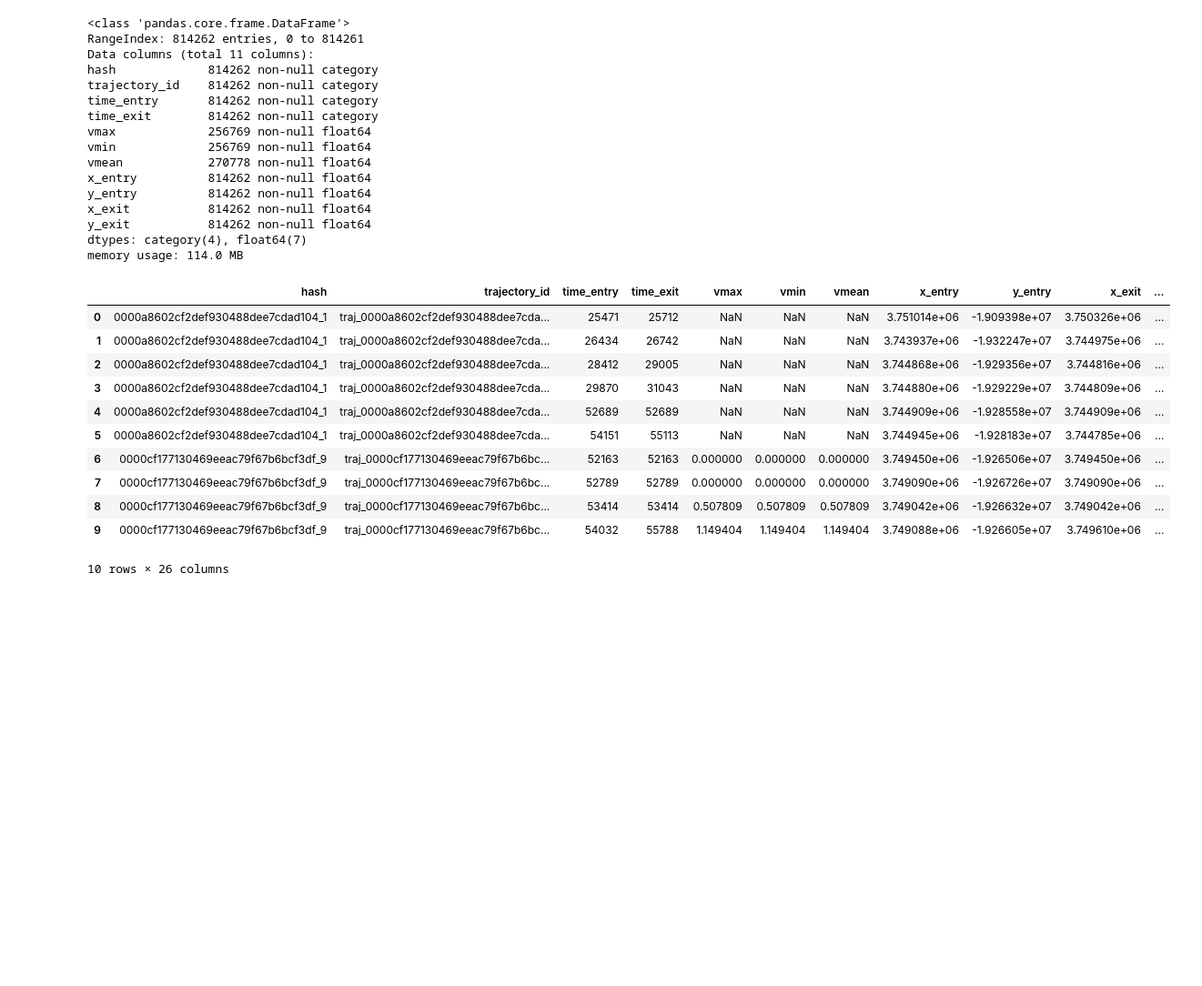
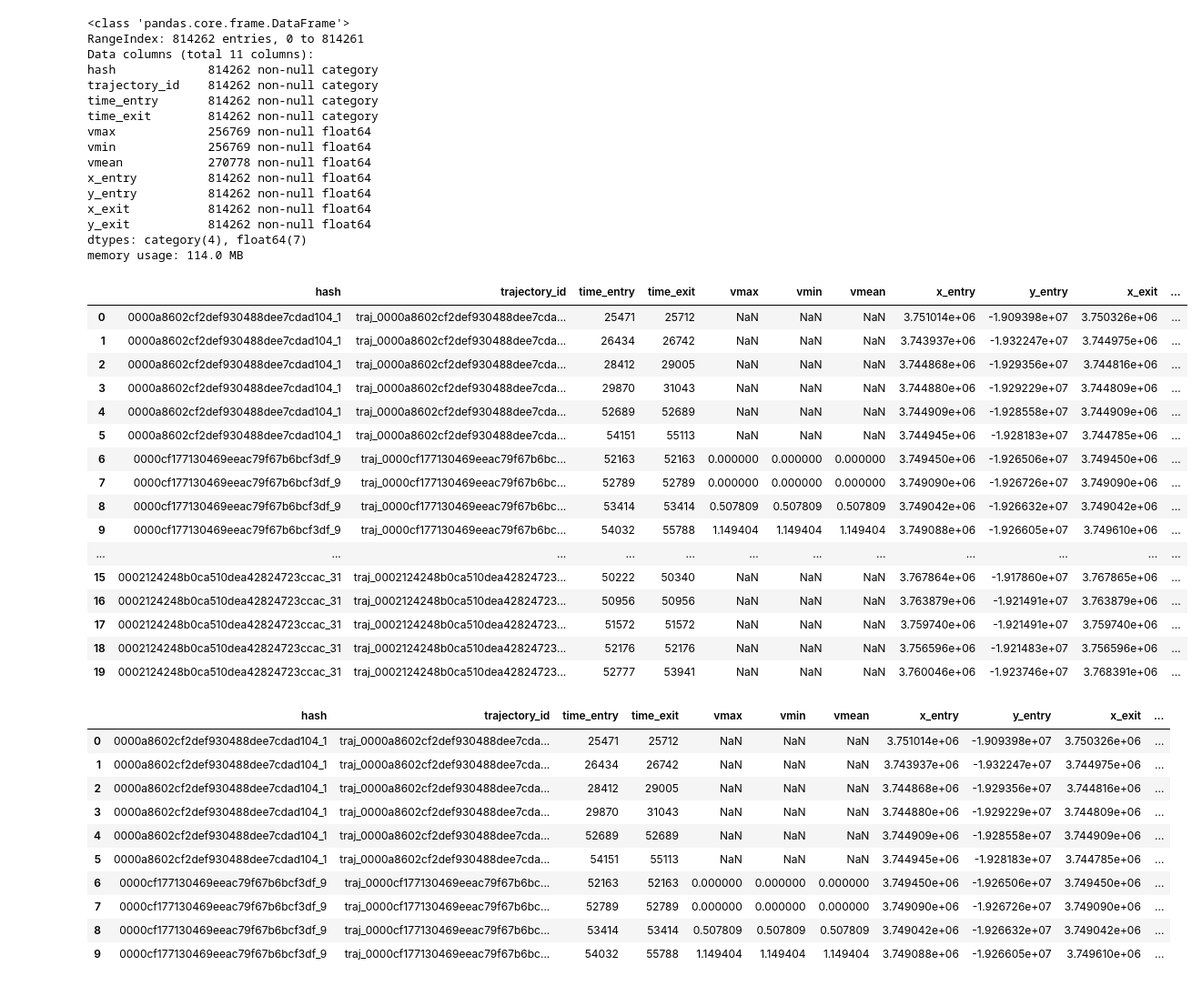
Before and after one commit to jkpawlowski96/EY_smartcity, a Jupyter notebook: EY.ipynb, the cells around one changed output. Shown at 91% size. Saved outputs shown, nothing was run; the diff lists cells and outputs as text; code cells hidden in the pictures; blank space fills up the shorter version.

```diff
--- a/EY.ipynb
+++ b/EY.ipynb
@@ -59,6 +59,26 @@ train.time_entry = time_to_sec(train.time_entry)
 train.time_exit = time_to_sec(train.time_exit)
 test.time_entry = time_to_sec(test.time_entry)
 test.time_exit = time_to_sec(test.time_exit)
+# %%
+train[:20]
+# %% [output]
+|  | hash | trajectory_id | time_entry | time_exit | vmax | vmin | vmean | x_entry | y_entry | x_exit | ... |
+| 0 | 0000a8602cf2def930488dee7cdad104_1 | traj_0000a8602cf2def930488dee7cda... | 25471 | 25712 | NaN | NaN | NaN | 3.751014e+06 | -1.909398e+07 | 3.750326e+06 | ... |
+| 1 | 0000a8602cf2def930488dee7cdad104_1 | traj_0000a8602cf2def930488dee7cda... | 26434 | 26742 | NaN | NaN | NaN | 3.743937e+06 | -1.932247e+07 | 3.744975e+06 | ... |
+| 2 | 0000a8602cf2def930488dee7cdad104_1 | traj_0000a8602cf2def930488dee7cda... | 28412 | 29005 | NaN | NaN | NaN | 3.744868e+06 | -1.929356e+07 | 3.744816e+06 | ... |
+| 3 | 0000a8602cf2def930488dee7cdad104_1 | traj_0000a8602cf2def930488dee7cda... | 29870 | 31043 | NaN | NaN | NaN | 3.744880e+06 | -1.929229e+07 | 3.744809e+06 | ... |
+| 4 | 0000a8602cf2def930488dee7cdad104_1 | traj_0000a8602cf2def930488dee7cda... | 52689 | 52689 | NaN | NaN | NaN | 3.744909e+06 | -1.928558e+07 | 3.744909e+06 | ... |
+| 5 | 0000a8602cf2def930488dee7cdad104_1 | traj_0000a8602cf2def930488dee7cda... | 54151 | 55113 | NaN | NaN | NaN | 3.744945e+06 | -1.928183e+07 | 3.744785e+06 | ... |
+| 6 | 0000cf177130469eeac79f67b6bcf3df_9 | traj_0000cf177130469eeac79f67b6bc... | 52163 | 52163 | 0.000000 | 0.000000 | 0.000000 | 3.749450e+06 | -1.926506e+07 | 3.749450e+06 | ... |
+| 7 | 0000cf177130469eeac79f67b6bcf3df_9 | traj_0000cf177130469eeac79f67b6bc... | 52789 | 52789 | 0.000000 | 0.000000 | 0.000000 | 3.749090e+06 | -1.926726e+07 | 3.749090e+06 | ... |
+| 8 | 0000cf177130469eeac79f67b6bcf3df_9 | traj_0000cf177130469eeac79f67b6bc... | 53414 | 53414 | 0.507809 | 0.507809 | 0.507809 | 3.749042e+06 | -1.926632e+07 | 3.749042e+06 | ... |
+| 9 | 0000cf177130469eeac79f67b6bcf3df_9 | traj_0000cf177130469eeac79f67b6bc... | 54032 | 55788 | 1.149404 | 1.149404 | 1.149404 | 3.749088e+06 | -1.926605e+07 | 3.749610e+06 | ... |
+| ... | ... | ... | ... | ... | ... | ... | ... | ... | ... | ... | ... |
+| 15 | 0002124248b0ca510dea42824723ccac_31 | traj_0002124248b0ca510dea42824723... | 50222 | 50340 | NaN | NaN | NaN | 3.767864e+06 | -1.917860e+07 | 3.767865e+06 | ... |
+| 16 | 0002124248b0ca510dea42824723ccac_31 | traj_0002124248b0ca510dea42824723... | 50956 | 50956 | NaN | NaN | NaN | 3.763879e+06 | -1.921491e+07 | 3.763879e+06 | ... |
+| 17 | 0002124248b0ca510dea42824723ccac_31 | traj_0002124248b0ca510dea42824723... | 51572 | 51572 | NaN | NaN | NaN | 3.759740e+06 | -1.921491e+07 | 3.759740e+06 | ... |
+| 18 | 0002124248b0ca510dea42824723ccac_31 | traj_0002124248b0ca510dea42824723... | 52176 | 52176 | NaN | NaN | NaN | 3.756596e+06 | -1.921483e+07 | 3.756596e+06 | ... |
+| 19 | 0002124248b0ca510dea42824723ccac_31 | traj_0002124248b0ca510dea42824723... | 52777 | 53941 | NaN | NaN | NaN | 3.760046e+06 | -1.923746e+07 | 3.768391e+06 | ... |
 # %%
 def direct(ax, ay, bx, by):
     return bx-ax, by-ay
@@ -261,13 +312,15 @@ def new_col_city(df):
 def proceed(df):
     new_col_first(df)
     new_col_last(df)
-    new_col_req(df)
-    new_col_start(df)
-    new_col_distance(df)
-    new_col_time(df)
-    new_col_city(df)
-    new_col_dir(df)
-
+    #new_col_req(df)
+    #new_col_start(df)
+    #new_col_distance(df)
+    #new_col_time(df)
+    #new_col_city(df)
+    #new_col_dir(df)
+    #new_col_len(df)
+    #new_col_distance_to_city(df)
+    #new_col_len(df)
 
 
 proceed(train)
@@ -285,7 +338,6 @@ train[:10]
 | 7 | 0000cf177130469eeac79f67b6bcf3df_9 | traj_0000cf177130469eeac79f67b6bc... | 52789 | 52789 | 0.000000 | 0.000000 | 0.000000 | 3.749090e+06 | -1.926726e+07 | 3.749090e+06 | ... |
 | 8 | 0000cf177130469eeac79f67b6bcf3df_9 | traj_0000cf177130469eeac79f67b6bc... | 53414 | 53414 | 0.507809 | 0.507809 | 0.507809 | 3.749042e+06 | -1.926632e+07 | 3.749042e+06 | ... |
 | 9 | 0000cf177130469eeac79f67b6bcf3df_9 | traj_0000cf177130469eeac79f67b6bc... | 54032 | 55788 | 1.149404 | 1.149404 | 1.149404 | 3.749088e+06 | -1.926605e+07 | 3.749610e+06 | ... |
-10 rows × 26 columns
 # %%
 test[:10]
 # %% [output]
```
Also changed, not shown: parts of 14 cells of this notebook, 8 other files.
